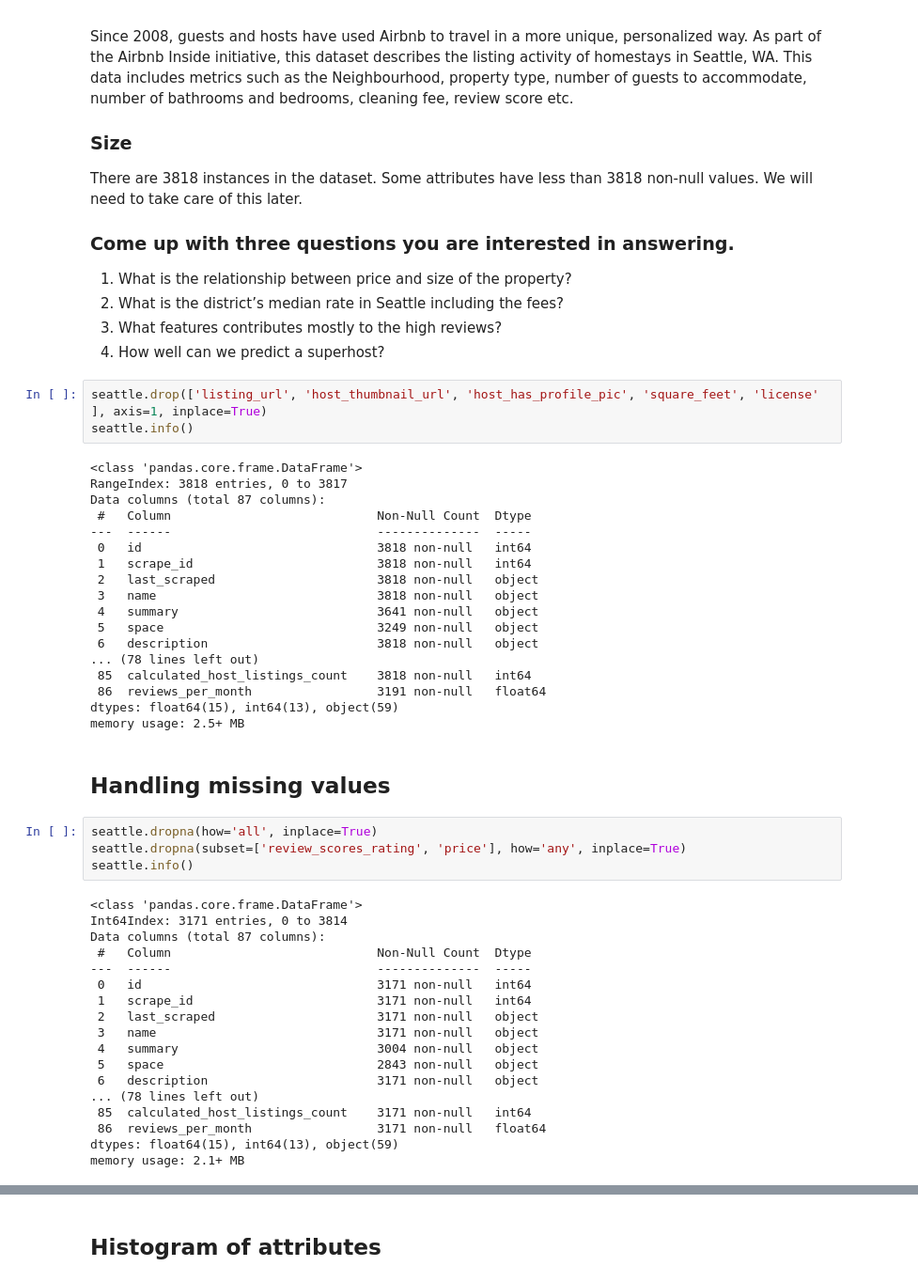
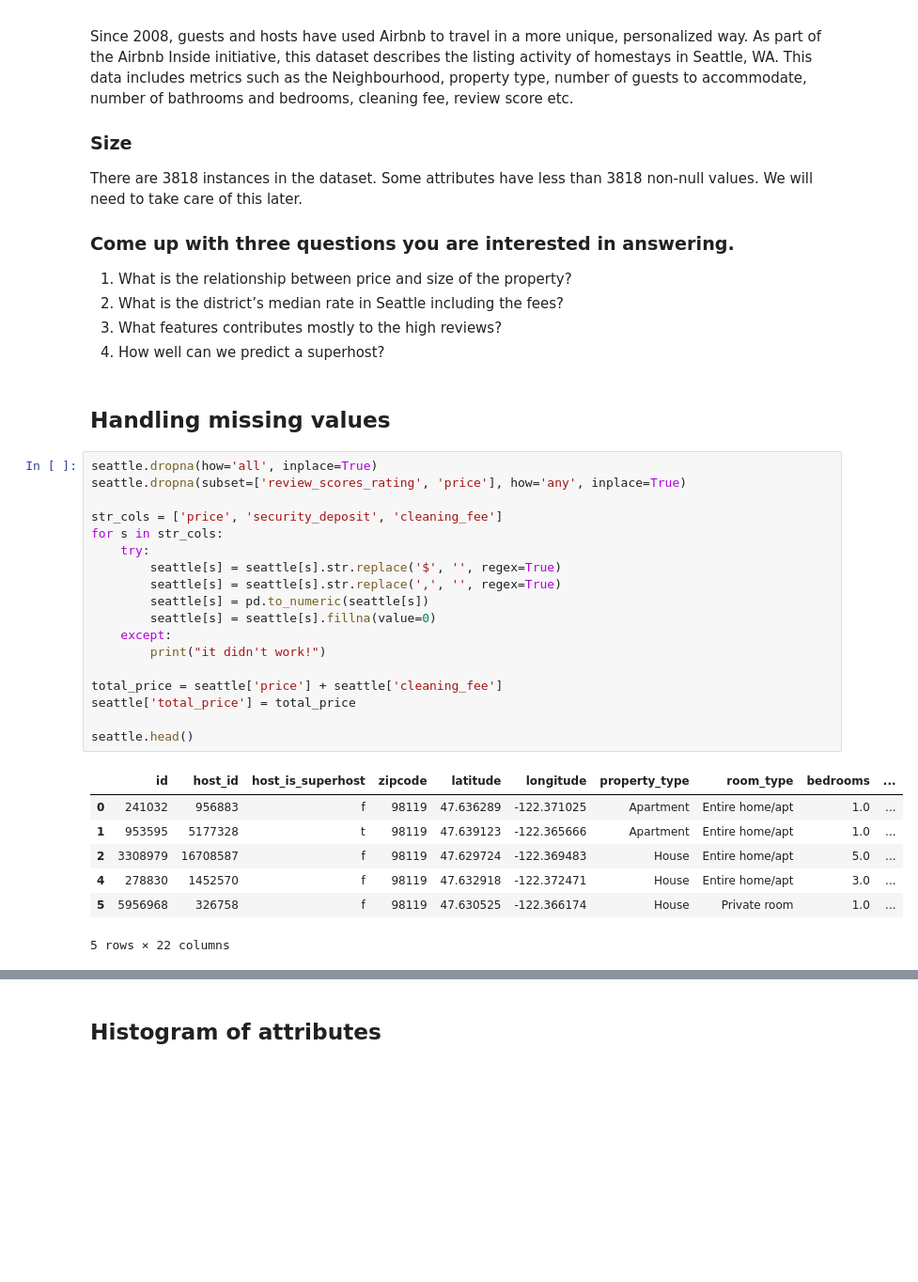
Before and after one commit to buiksat/cd0017-introduction-to-data-science, a Jupyter notebook: project_1/airbnb.ipynb, the cells around one changed output, grey strips where cells are left out. Shown: that part at 94% size. Cells and saved outputs as stored; diff of their text form; blank space fills up the shorter version.

```diff
--- a/project_1/airbnb.ipynb
+++ b/project_1/airbnb.ipynb
@@ -61,51 +53,34 @@ There are 3818 instances in the dataset. Some attributes have less than 3818 non
 2. What is the district’s median rate in Seattle including the fees?
 3. What features contributes mostly to the high reviews?
 4. How well can we predict a superhost?
-# %%
-seattle.drop(['listing_url', 'host_thumbnail_url', 'host_has_profile_pic', 'square_feet', 'license' ], axis=1, inplace=True)
-seattle.info()
-# %% [output]
-<class 'pandas.core.frame.DataFrame'>
-RangeIndex: 3818 entries, 0 to 3817
-Data columns (total 87 columns):
- #   Column                            Non-Null Count  Dtype
----  ------                            --------------  -----
- 0   id                                3818 non-null   int64
- 1   scrape_id                         3818 non-null   int64
- 2   last_scraped                      3818 non-null   object
- 3   name                              3818 non-null   object
- 4   summary                           3641 non-null   object
- 5   space                             3249 non-null   object
- 6   description                       3818 non-null   object
-... (78 lines left out)
- 85  calculated_host_listings_count    3818 non-null   int64
- 86  reviews_per_month                 3191 non-null   float64
-dtypes: float64(15), int64(13), object(59)
-memory usage: 2.5+ MB
 # %% [markdown]
 ## Handling missing values
-# %%
-seattle.dropna(how='all', inplace=True)
-seattle.dropna(subset=['review_scores_rating', 'price'], how='any', inplace=True)
-seattle.info()
-# %% [output]
-<class 'pandas.core.frame.DataFrame'>
-Int64Index: 3171 entries, 0 to 3814
-Data columns (total 87 columns):
- #   Column                            Non-Null Count  Dtype
----  ------                            --------------  -----
- 0   id                                3171 non-null   int64
- 1   scrape_id                         3171 non-null   int64
- 2   last_scraped                      3171 non-null   object
- 3   name                              3171 non-null   object
- 4   summary                           3004 non-null   object
- 5   space                             2843 non-null   object
- 6   description                       3171 non-null   object
-... (78 lines left out)
- 85  calculated_host_listings_count    3171 non-null   int64
- 86  reviews_per_month                 3171 non-null   float64
-dtypes: float64(15), int64(13), object(59)
-memory usage: 2.1+ MB
+# %%
+seattle.dropna(how='all', inplace=True)
+seattle.dropna(subset=['review_scores_rating', 'price'], how='any', inplace=True)
+
+str_cols = ['price', 'security_deposit', 'cleaning_fee']
+for s in str_cols:
+    try:
+        seattle[s] = seattle[s].str.replace('$', '', regex=True)
+        seattle[s] = seattle[s].str.replace(',', '', regex=True)
+        seattle[s] = pd.to_numeric(seattle[s])
+        seattle[s] = seattle[s].fillna(value=0)
+    except:
+        print("it didn't work!")
+
+total_price = seattle['price'] + seattle['cleaning_fee']
+seattle['total_price'] = total_price
+
+seattle.head()
+# %% [output]
+|  | id | host_id | host_is_superhost | zipcode | latitude | longitude | property_type | room_type | bedrooms | ... |
+| 0 | 241032 | 956883 | f | 98119 | 47.636289 | -122.371025 | Apartment | Entire home/apt | 1.0 | ... |
+| 1 | 953595 | 5177328 | t | 98119 | 47.639123 | -122.365666 | Apartment | Entire home/apt | 1.0 | ... |
+| 2 | 3308979 | 16708587 | f | 98119 | 47.629724 | -122.369483 | House | Entire home/apt | 5.0 | ... |
+| 4 | 278830 | 1452570 | f | 98119 | 47.632918 | -122.372471 | House | Entire home/apt | 3.0 | ... |
+| 5 | 5956968 | 326758 | f | 98119 | 47.630525 | -122.366174 | House | Private room | 1.0 | ... |
+5 rows × 22 columns
 # %%
 seattle.describe()
 # %% [output]
```
Also changed, not shown: parts of 10 cells of this notebook.
